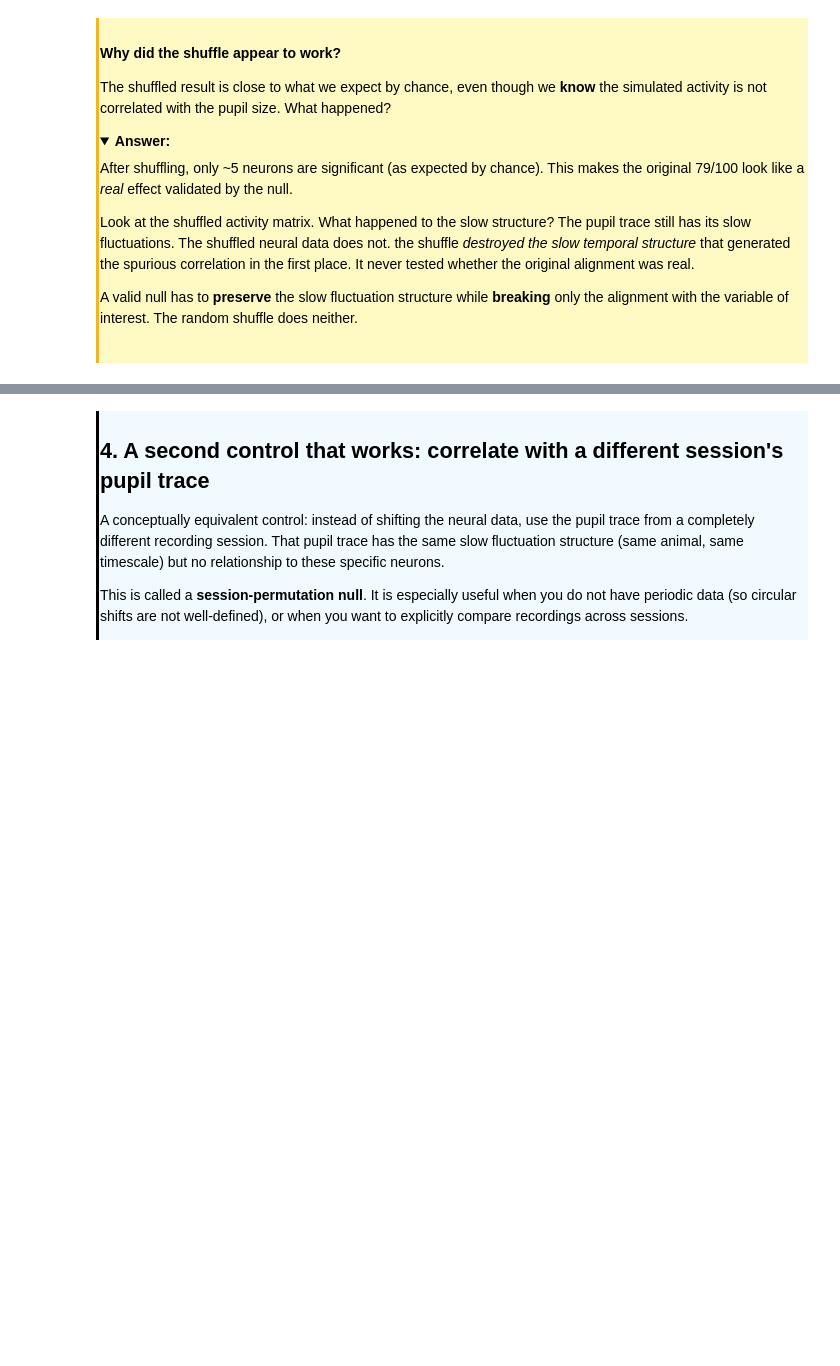
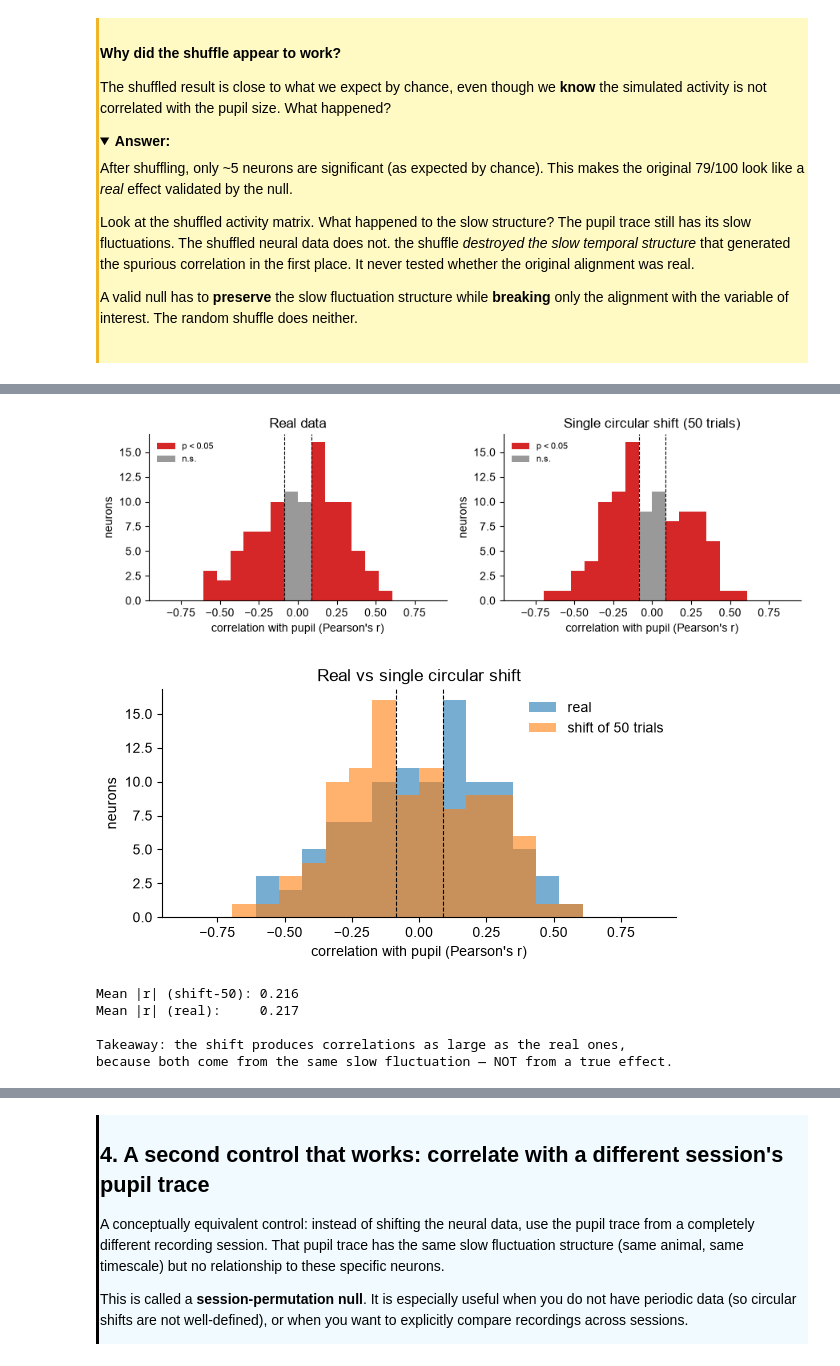
Before and after one commit to AllenSWDB/SWDB_2026_Good_Analysis, a Jupyter notebook: code/GoodAnalysis-Workshop2_solutions.ipynb, the cells around one changed output, grey strips where cells are left out. Cells and saved outputs as stored; diff of their text form; code cells hidden in the pictures; folded sections open; blank space fills up the shorter version.

```diff
--- a/code/GoodAnalysis-Workshop2_solutions.ipynb
+++ b/code/GoodAnalysis-Workshop2_solutions.ipynb
@@ -742,11 +919,7 @@ dot product of z-scored variables (equivalent, but ~150× faster).
 # %%
-def corr_rows(M, v):
-    """Pearson correlation between every row of M and vector v.
-    Written as a dot product of z-scored arrays (equivalent to scipy.stats.pearsonr).
-    Processes 100 neurons and 200 shift amounts in <0.1 s."""
-    Mz = (M - M.mean(axis=1, keepdims=True)) / M.std(axis=1, keepdims=True)
-    vz = (v - v.mean()) / v.std()
-    return (Mz @ vz) / v.size
+
+# import the hist_by_significance helper function
+from workshop2_utils import corr_rows
 
 # Verify it matches scipy
 print('corr_rows matches scipy.stats.pearsonr:',
@@ -800,35 +982,43 @@ fr_shift50 = np.roll(fr, 50, axis=1)
 # 2. Compute the shifted fr's correlations with pupil size:
 r_shift50 = corr_rows(fr_shift50, pupil)
 
 # 3. Compare the distributions of per-neuron correlations to r_pupil:
 fig, axes = plt.subplots(1, 2, figsize=(9, 3))
-hist_by_significance(axes[0], r_pupil,   'Real data')
-hist_by_significance(axes[1], r_shift50, 'Single circular shift (50 trials)')
+hist_by_significance(axes[0], r_pupil,   'Real data', R_BINS, r_crit)
+hist_by_significance(axes[1], r_shift50, 'Single circular shift (50 trials)', R_BINS, r_crit)
 plt.tight_layout()
 plt.show()
 
 
 
 
 # BONUS: overlaid plot + mean calculations
 fig, ax = plt.subplots(figsize=(6, 3.2))
 ax.hist(r_pupil,   bins=R_BINS, alpha=0.6, label='real')
 ax.hist(r_shift50, bins=R_BINS, alpha=0.6, label='shift of 50 trials')
 ax.axvline( r_crit, color='k', ls='--', lw=0.8)
 ax.axvline(-r_crit, color='k', ls='--', lw=0.8)
 ax.set_xlabel("correlation with pupil (Pearson's r)")
 ax.set_ylabel('neurons')
 ax.set_title('Real vs single circular shift')
 ax.legend(frameon=False)
 plt.tight_layout()
 plt.show()
 
 print()
 print(f'Mean |r| (shift-50): {np.mean(np.abs(r_shift50)):.3f}')
 print(f'Mean |r| (real):     {np.mean(np.abs(r_pupil)):.3f}')
 print()
 print('Takeaway: the shift produces correlations as large as the real ones,')
 print('because both come from the same slow fluctuation — NOT from a true effect.')
+# %% [output]
+[figure, added]
+[figure, added]
+Mean |r| (shift-50): 0.216
+Mean |r| (real):     0.217
+
+Takeaway: the shift produces correlations as large as the real ones,
+because both come from the same slow fluctuation — NOT from a true effect.
 # %% [markdown]
 <div style="border-left: 3px solid #000; padding: 1px; padding-left: 10px; background: #F0FAFF;  max-width: 90%; overflow-x: auto; color: #000000;">
 
```
Also changed, not shown: parts of 61 cells of this notebook, 1 other file.
